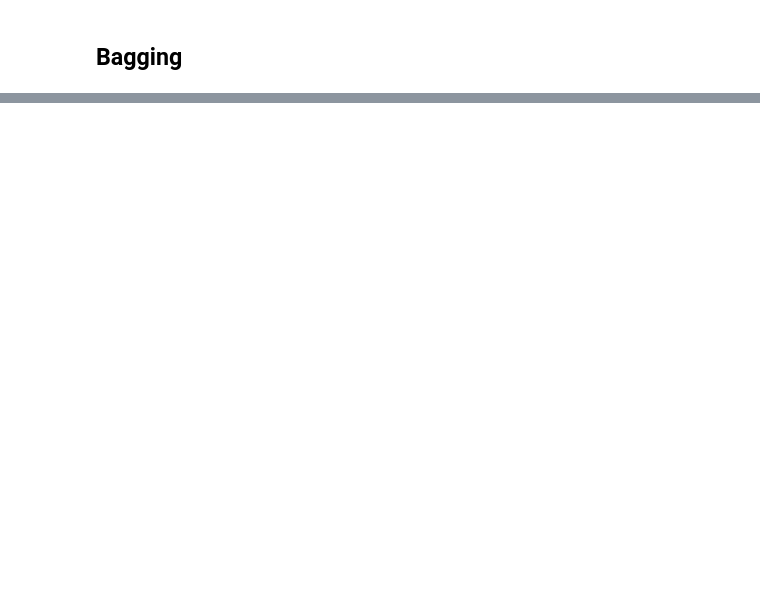
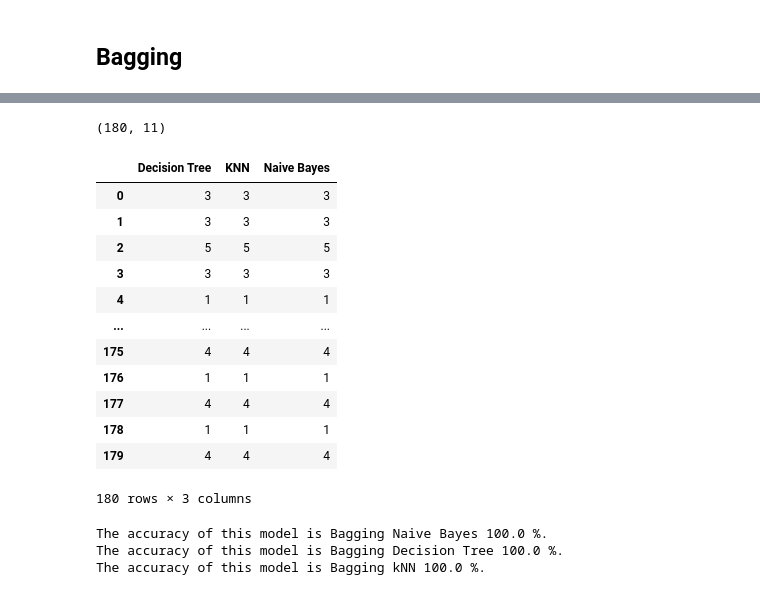
Before and after one commit to ZuniAmandaDewi/datamining, a Jupyter notebook: _sources/tugas_pendat/Tugas.ipynb, the cells around one changed output, grey strips where cells are left out. Drawn from its saved outputs; the diff is of its cells as text; code cells hidden in the pictures; blank space fills up the shorter version.

```diff
--- a/_sources/tugas_pendat/Tugas.ipynb
+++ b/_sources/tugas_pendat/Tugas.ipynb
@@ -1832,0 +1555,52 @@ Bagging Accuracy Score:  0.7993359929444512
+# %%
+# Memisahkan dataset menjadi Training set dan Test set
+from sklearn.model_selection import train_test_split
+X_train, X_test, y_train, y_test = train_test_split(X, y, test_size = 0.20, random_state = 82)
+# %%
+clf = BaggingClassifier(base_estimator=DecisionTreeClassifier(),n_estimators=10, random_state=0).fit(X_train, y_train)
+rsb = clf.predict(X_test)
+b = ['Decision Tree']
+Tree = pd.DataFrame(rsb,columns = b)
+# %%
+X_test.shape
+# %% [output]
+(180, 11)
+# %%
+K = 10
+clf = BaggingClassifier(base_estimator=KNeighborsClassifier(n_neighbors = K),n_estimators=10, random_state=0).fit(X_train, y_train)
+rsa = clf.predict(X_test)
+a = ['KNN']
+KNN = pd.DataFrame(rsa,columns = a)
+# %%
+clf = BaggingClassifier(base_estimator=GaussianNB(),n_estimators=10, random_state=0).fit(X_train, y_train)
+rsc = clf.predict(X_test)
+c = ['Naive Bayes']
+Bayes = pd.DataFrame(rsc,columns = c)
+# %%
+Result = pd.concat([Tree, KNN,Bayes], axis=1)
+Result
+# %% [output]
+|  | Decision Tree | KNN | Naive Bayes |
+| 0 | 3 | 3 | 3 |
+| 1 | 3 | 3 | 3 |
+| 2 | 5 | 5 | 5 |
+| 3 | 3 | 3 | 3 |
+| 4 | 1 | 1 | 1 |
+| ... | ... | ... | ... |
+| 175 | 4 | 4 | 4 |
+| 176 | 1 | 1 | 1 |
+| 177 | 4 | 4 | 4 |
+| 178 | 1 | 1 | 1 |
+| 179 | 4 | 4 | 4 |
+180 rows × 3 columns
+# %%
+bagging_accuracy1 = round(100 * accuracy_score(y_test, Bayes), 2)
+bagging_accuracy2 = round(100 * accuracy_score(y_test, Tree), 2)
+bagging_accuracy3 = round(100 * accuracy_score(y_test, KNN), 2)
+print('The accuracy of this model is Bagging Naive Bayes {} %.'.format(bagging_accuracy1))
+print('The accuracy of this model is Bagging Decision Tree {} %.'.format(bagging_accuracy2))
+print('The accuracy of this model is Bagging kNN {} %.'.format(bagging_accuracy3))
+# %% [output]
+The accuracy of this model is Bagging Naive Bayes 100.0 %.
+The accuracy of this model is Bagging Decision Tree 100.0 %.
+The accuracy of this model is Bagging kNN 100.0 %.
```
Also changed, not shown: parts of 43 cells of this notebook, 11 other files.
